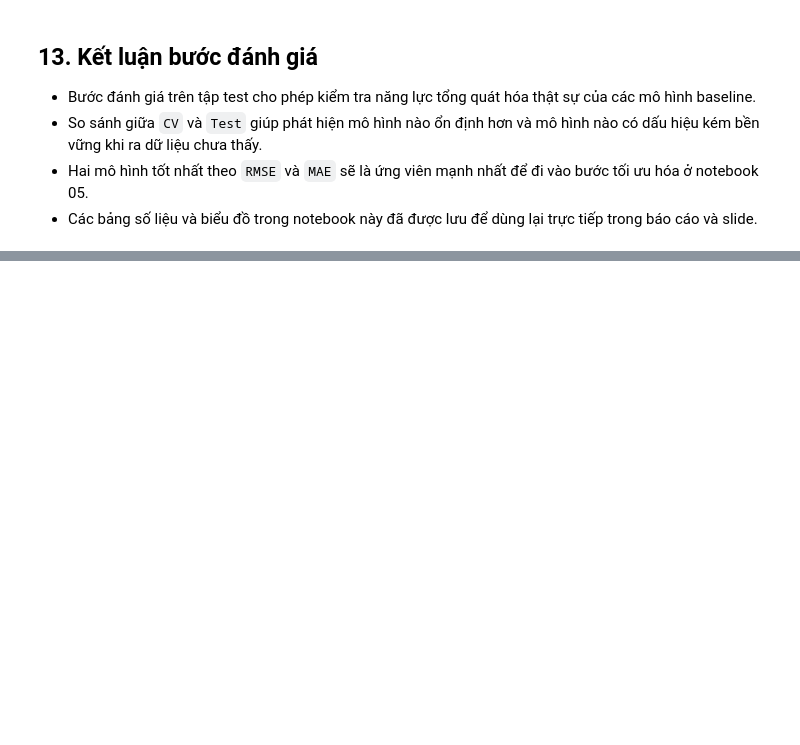
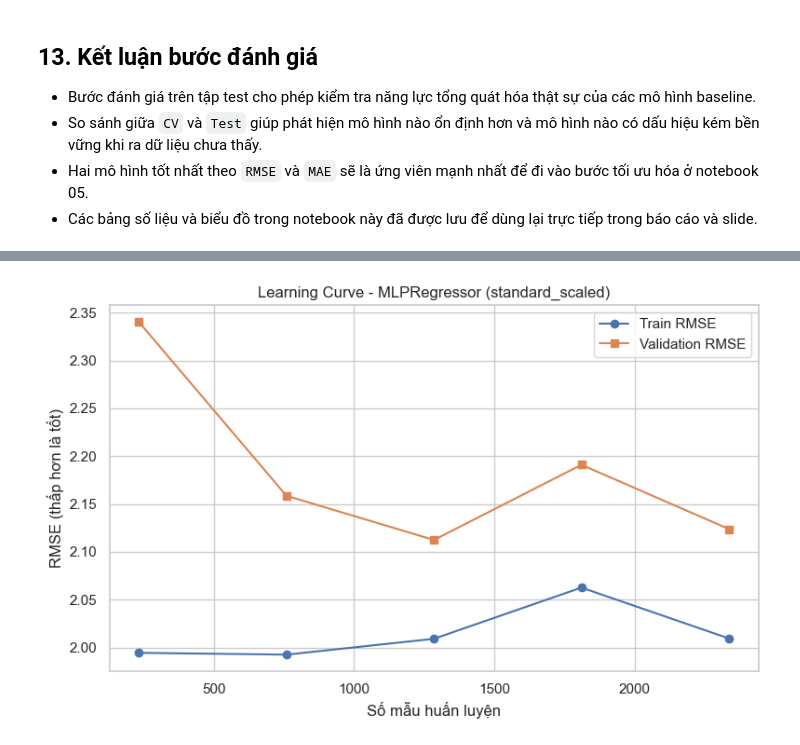
Before and after one commit to Gtvkun-ai/TNTT_Repo_Abalone6, a Jupyter notebook: AbaloneAge/notebooks/04_danh_gia_mo_hinh.ipynb, the cells around one changed output, grey strips where cells are left out. Saved outputs shown, nothing was run; the diff lists cells and outputs as text; code cells hidden in the pictures; blank space fills up the shorter version.

Commit message:
Nhom06/AbaloneAge/FixNoteook05-BaoCaoChuanVeCVScore_DanhgiaTop2ExecutionTime_ThembieudoLeaningCurve,lossCurve_KhongTimThayMoHinhToiUuHonBaseLine

```diff
--- a/AbaloneAge/notebooks/04_danh_gia_mo_hinh.ipynb
+++ b/AbaloneAge/notebooks/04_danh_gia_mo_hinh.ipynb
@@ -322,0 +369,56 @@ print('Đã lưu toàn bộ kết quả đánh giá trên tập test.')
+# %%
+
+from sklearn.model_selection import learning_curve
+
+from sklearn.neural_network import MLPRegressor
+
+
+
+target_col = 'Rings'
+train_standard_df = pd.read_csv(PROCESSED_DIR / 'abalone_train_standard.csv')
+
+
+
+X = train_standard_df.drop(columns=[target_col])
+y = train_standard_df[target_col]
+
+
+
+estimator = MLPRegressor(random_state=42, max_iter=1000)
+
+
+
+train_sizes, train_scores, val_scores = learning_curve(
+    estimator,
+    X,
+    y,
+    cv=5,
+    scoring='neg_root_mean_squared_error',
+    n_jobs=-1,
+    train_sizes=np.linspace(0.1, 1.0, 5),
+    shuffle=True,
+    random_state=42,
+
+)
+
+
+
+# Chuyển scorers về RMSE (giá trị dương, thấp hơn là tốt)
+train_rmse = -train_scores.mean(axis=1)
+val_rmse = -val_scores.mean(axis=1)
+
+
+
+plt.figure(figsize=(8, 5))
+plt.plot(train_sizes, train_rmse, marker='o', label='Train RMSE')
+plt.plot(train_sizes, val_rmse, marker='s', label='Validation RMSE')
+plt.xlabel('Số mẫu huấn luyện')
+plt.ylabel('RMSE (thấp hơn là tốt)')
+plt.title('Learning Curve - MLPRegressor (standard_scaled)')
+plt.legend()
+plt.grid(True)
+plt.tight_layout()
+plt.savefig(FIGURES_DIR / 'learning_curve_mlp_standard.png', dpi=300, bbox_inches='tight')
+plt.show()
+# %% [output]
+[figure, added]
```
Also changed, not shown: parts of 6 cells of this notebook, 4 other files.
